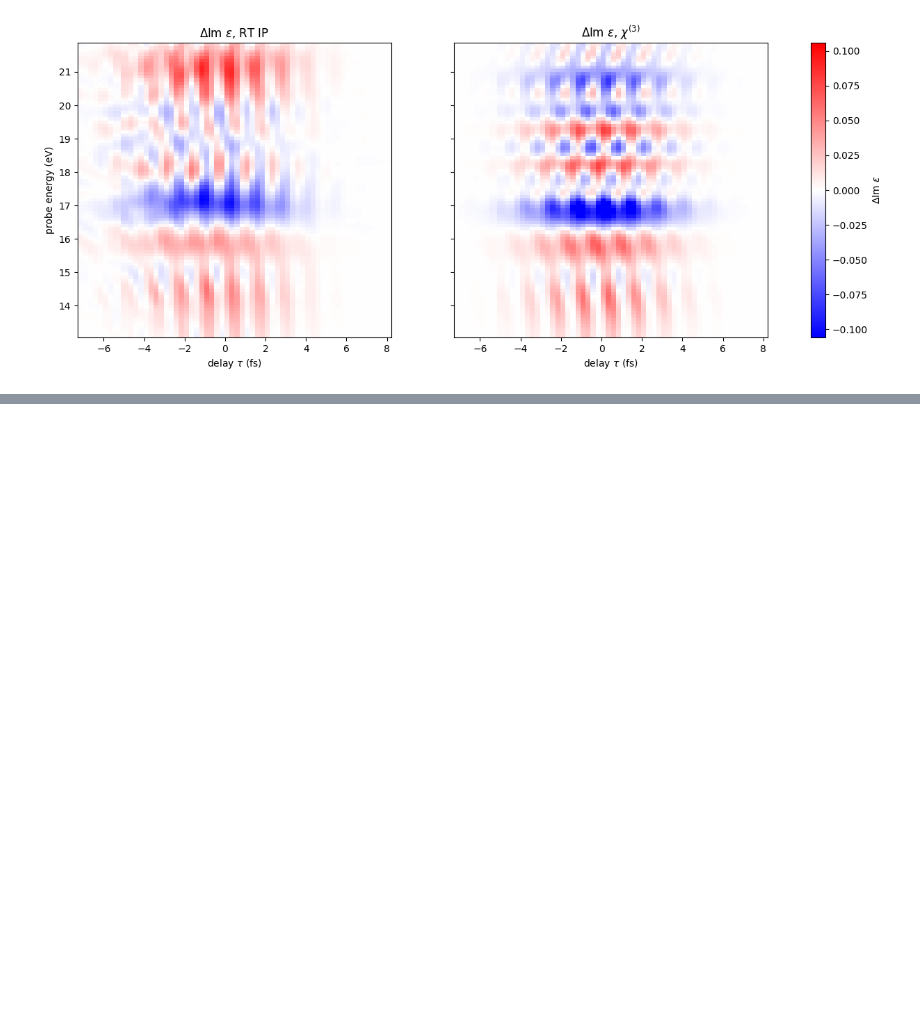
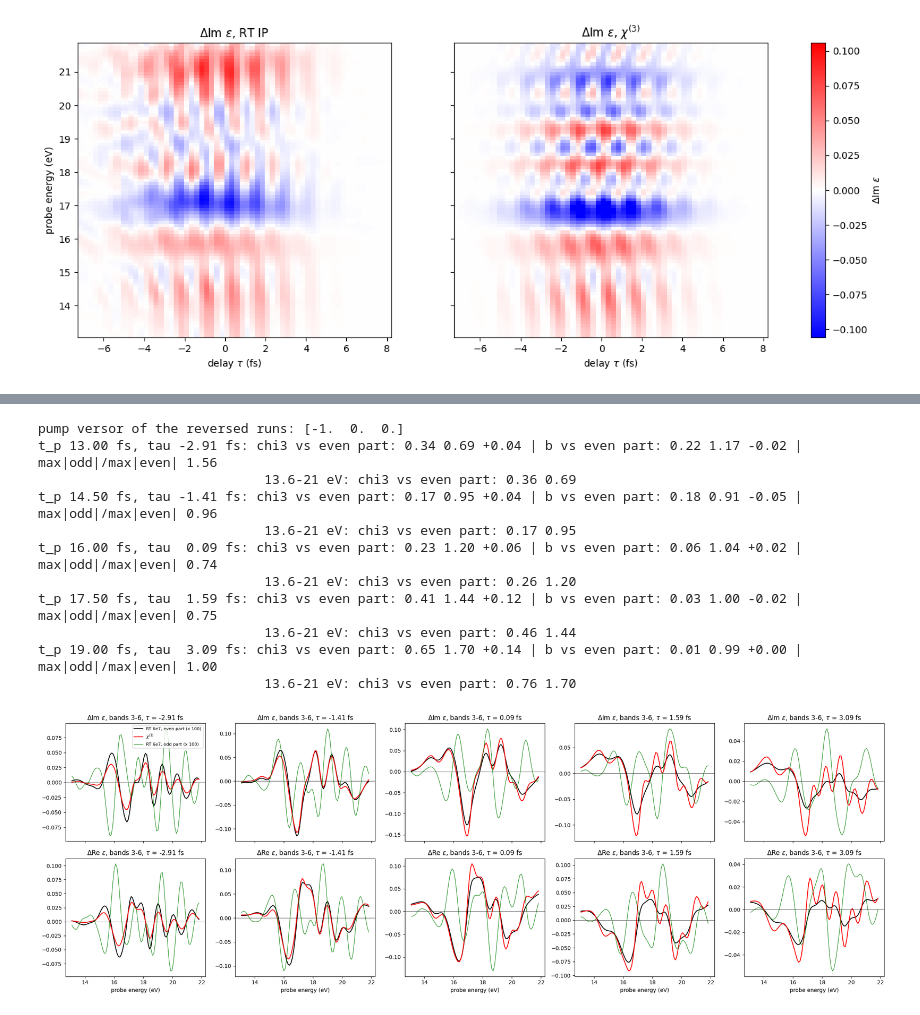
Before and after one commit to marcodalessandro76/LiF, a Jupyter notebook: NL_Chi/Dchi-neq_Analysis.ipynb, the cells around one changed output, grey strips where cells are left out. Cells and saved outputs as stored; diff of their text form; code cells hidden in the pictures; blank space fills up the shorter version.

```diff
--- a/NL_Chi/Dchi-neq_Analysis.ipynb
+++ b/NL_Chi/Dchi-neq_Analysis.ipynb
@@ -454,0 +642,46 @@ open: the bands above 6 in the cubic terms and their k convergence (16-21 eV).
+# %%
+def rt_id_neg(bands, I, tp=None):
+    return rt_id(bands,I,tp).replace('-EP_%s'%('%.0e'%I).replace('e+0','e'),'-EP_%s-neg'%('%.0e'%I).replace('e+0','e'))
+
+def deps_run_neg(I, tp):
+    run = load_nl(os.path.join(nl_rt_dir,rt_id_neg('3-6',I,tp)))
+    e = nl_eps(run,load_nl(os.path.join(nl_rt_dir,rt_id_neg('3-6',I))))[1]
+    return on_w(en_nl,e-eps_eq_nl['3-6'])
+
+run = load_nl(os.path.join(nl_rt_dir,rt_id_neg('3-6',6e7,16.0)))
+print('pump versor of the reversed runs:',run.Efield2[0].get('versor'))
+even_nl, odd_nl = {}, {}
+for k,tp in enumerate(t_probes_nl):
+    dp, dm = deps_nl[('3-6',6e7,tp)], deps_run_neg(6e7,tp)
+    even_nl[tp], odd_nl[tp] = (dp+dm)/2*6e9/6e7, (dp-dm)/2*6e9/6e7
+    s = (w>=13.6)&(w<=17.5)
+    print('t_p %5.2f fs, tau %5.2f fs: chi3 vs even part: %.2f %.2f %+.2f | b vs even part: %.2f %.2f %+.2f | max|odd|/max|even| %.2f'%(
+          tp,tau_nl[tp],*compare(deps_chi_nl[k],even_nl[tp]),*compare(orders_nl[tp][1],even_nl[tp]),
+          np.abs(odd_nl[tp][s]).max()/np.abs(even_nl[tp][s]).max()))
+    print('                             13.6-21 eV: chi3 vs even part: %.2f %.2f'%compare(deps_chi_nl[k],even_nl[tp],(13.6,21))[:2])
+
+fig,axes = plt.subplots(2,len(t_probes_nl),figsize=(22,7.5),sharex=True)
+for k,tp in enumerate(t_probes_nl):
+    for row,(part,lab) in enumerate([(np.imag,'Im'),(np.real,'Re')]):
+        ax = axes[row,k]
+        ax.plot(w,part(even_nl[tp]),'k',label=r'RT 6e7, even part (x 100)')
+        ax.plot(w,part(deps_chi_nl[k]),'r',label=r'$\chi^{(3)}$')
+        ax.plot(w,part(odd_nl[tp]),'g',lw=0.8,label=r'RT 6e7, odd part (x 100)')
+        ax.axhline(0,color='k',lw=0.5)
+        ax.set_title(r'$\Delta$%s $\epsilon$, bands 3-6, $\tau$ = %.2f fs'%(lab,tau_nl[tp]))
+axes[0,0].legend(fontsize=8)
+for ax in axes[-1]: ax.set_xlabel('probe energy (eV)')
+plt.tight_layout()
+# %% [output]
+pump versor of the reversed runs: [-1.  0.  0.]
+t_p 13.00 fs, tau -2.91 fs: chi3 vs even part: 0.34 0.69 +0.04 | b vs even part: 0.22 1.17 -0.02 | max|odd|/max|even| 1.56
+                             13.6-21 eV: chi3 vs even part: 0.36 0.69
+t_p 14.50 fs, tau -1.41 fs: chi3 vs even part: 0.17 0.95 +0.04 | b vs even part: 0.18 0.91 -0.05 | max|odd|/max|even| 0.96
+                             13.6-21 eV: chi3 vs even part: 0.17 0.95
+t_p 16.00 fs, tau  0.09 fs: chi3 vs even part: 0.23 1.20 +0.06 | b vs even part: 0.06 1.04 +0.02 | max|odd|/max|even| 0.74
+                             13.6-21 eV: chi3 vs even part: 0.26 1.20
+t_p 17.50 fs, tau  1.59 fs: chi3 vs even part: 0.41 1.44 +0.12 | b vs even part: 0.03 1.00 -0.02 | max|odd|/max|even| 0.75
+                             13.6-21 eV: chi3 vs even part: 0.46 1.44
+t_p 19.00 fs, tau  3.09 fs: chi3 vs even part: 0.65 1.70 +0.14 | b vs even part: 0.01 0.99 +0.00 | max|odd|/max|even| 1.00
+                             13.6-21 eV: chi3 vs even part: 0.76 1.70
+[figure, added]
```
Also changed, not shown: parts of 11 cells of this notebook, 2 other files.
